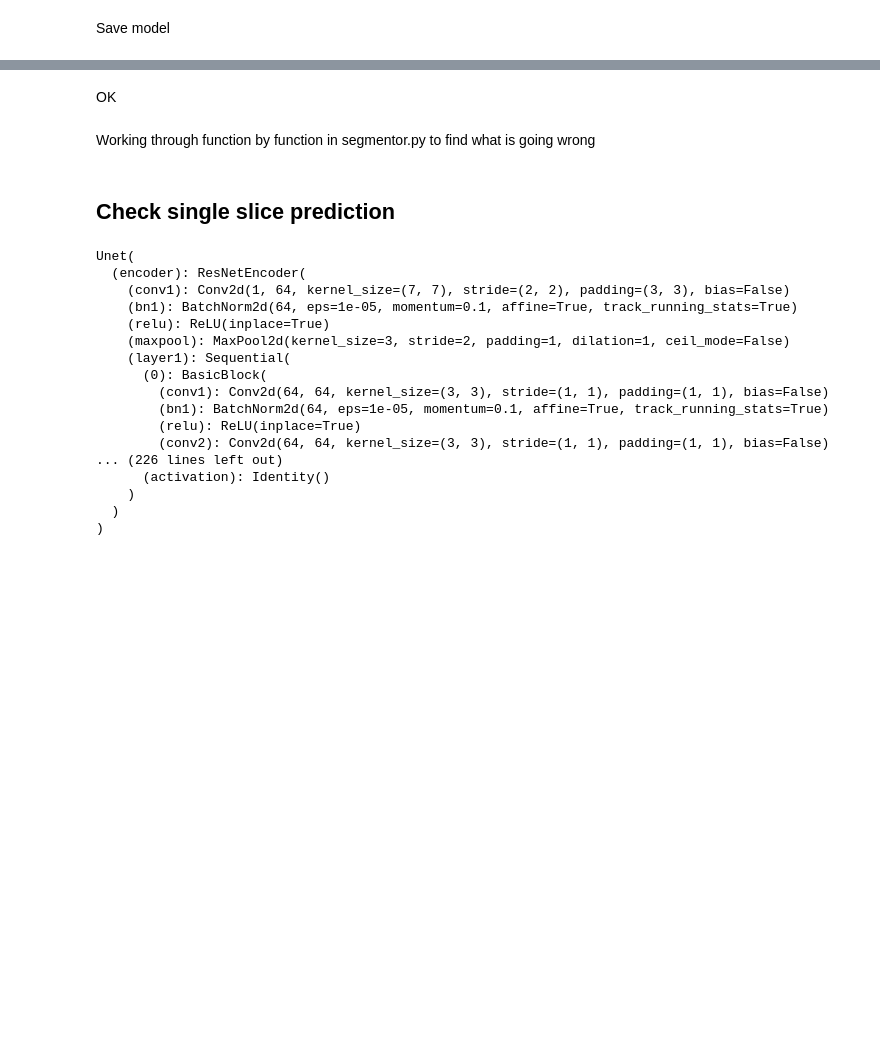
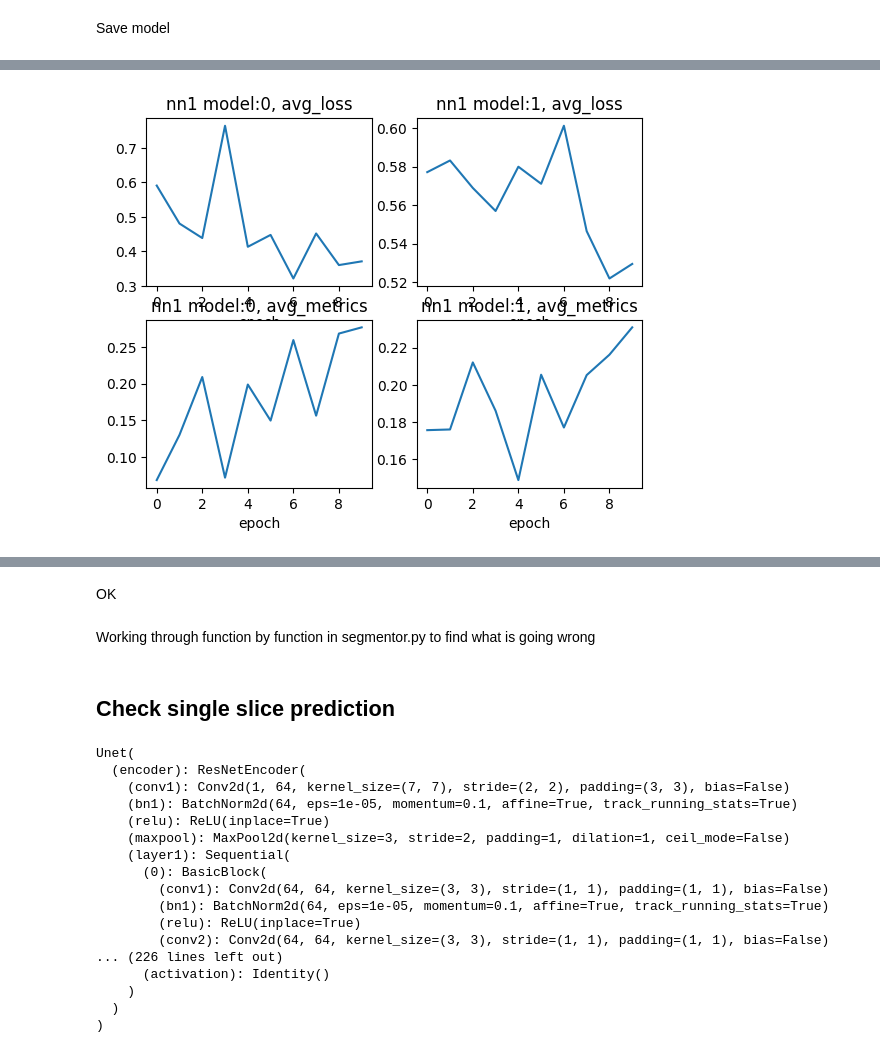
Before and after one commit to perdigao1/LeopardGecko, a Jupyter notebook: scripts/developing_segmentor2_test.ipynb, the cells around one changed output, grey strips where cells are left out. Cells and saved outputs as stored; diff of their text form; code cells hidden in the pictures; blank space fills up the shorter version.

Commit message:
reaname, logging training metrics, and other fixes

```diff
--- a/scripts/developing_segmentor2_test.ipynb
+++ b/scripts/developing_segmentor2_test.ipynb
@@ -58,0 +84,3 @@ lgs2.save_lgsegm2_model(model_fn)
+# %%
+for k,v in lgs2.last_train_nn1_progress.items():
+    print(k,v)
@@ -58,0 +90,4 @@ lgs2.save_lgsegm2_model(model_fn)
+# %%
+for k,v in lgs2.last_train_nn1_progress.items():
+    print(k,v['test_results'])
+    print(len(v['test_results']))
@@ -58,0 +99,18 @@ lgs2.save_lgsegm2_model(model_fn)
+# %%
+import matplotlib.pyplot as plt
+
+nmodels = len(lgs2.last_train_nn1_progress.keys())
+
+fig, axs= plt.subplots(2,2)
+for k,v in lgs2.last_train_nn1_progress.items():
+
+    avg_loss = [ t['avg_loss'] for t in v['test_results']]
+    avg_metrics = [ t['avg_metric'] for t in v['test_results']]
+    axs[0,k].plot( avg_loss)
+    axs[0,k].set_title(f"nn1 model:{k}, avg_loss")
+    axs[0,k].set_xlabel("epoch")
+    axs[1,k].plot(avg_metrics)
+    axs[1,k].set_title(f"nn1 model:{k}, avg_metrics")
+    axs[1,k].set_xlabel("epoch")
+# %% [output]
+[figure, added]
```
Also changed, not shown: parts of 21 cells of this notebook, 1 other file.
